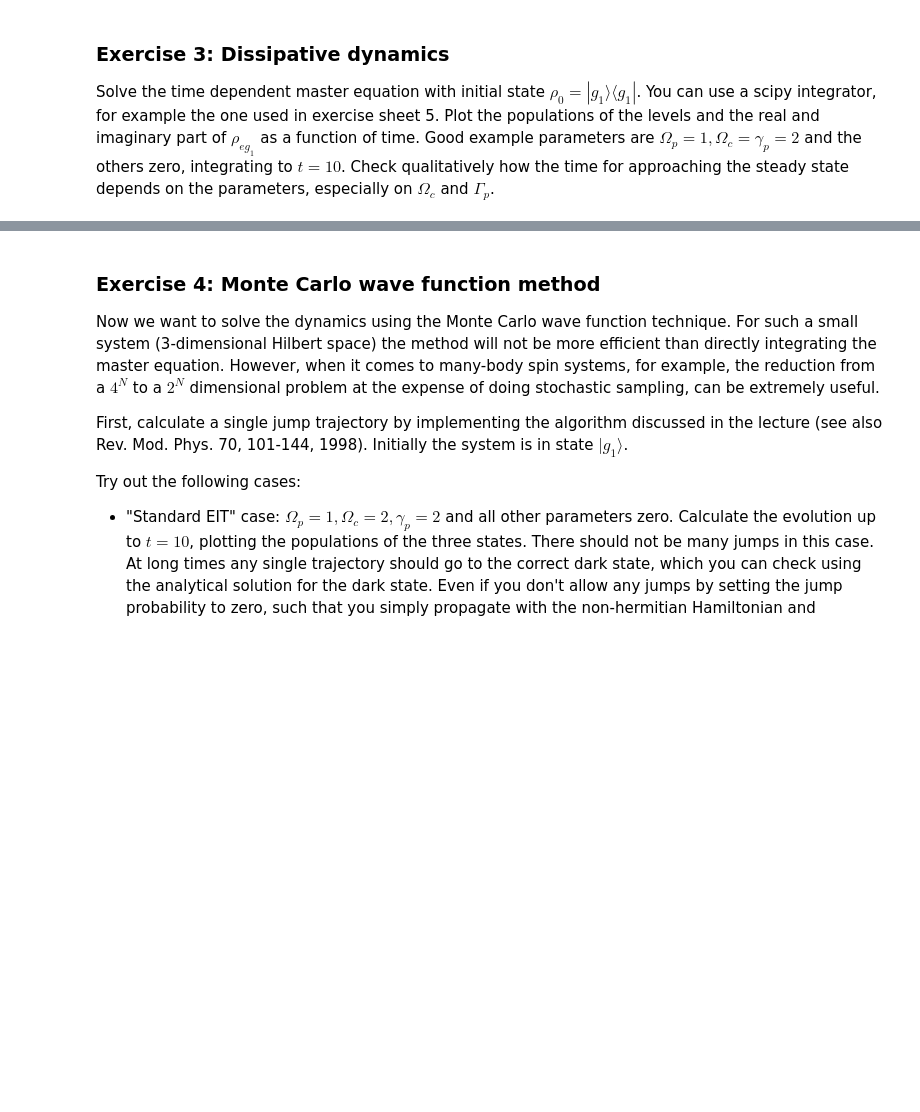
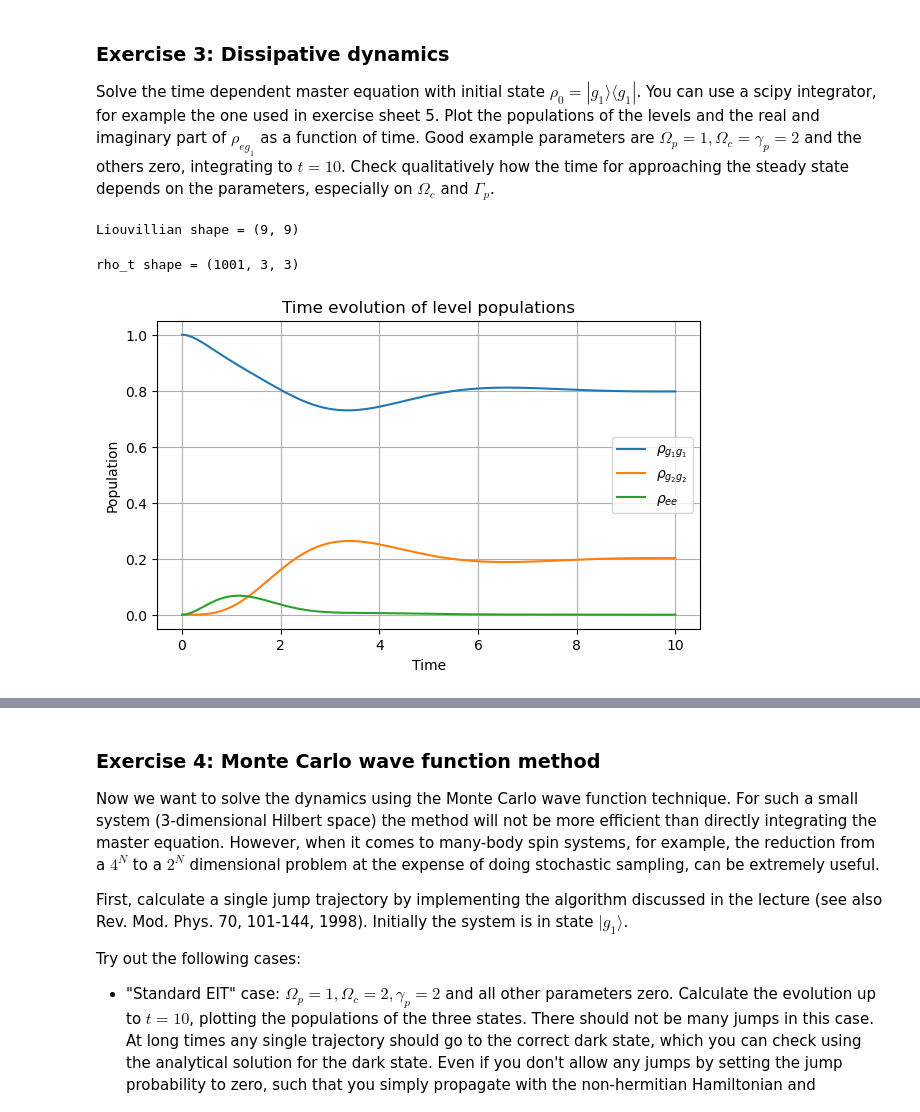
Before and after one commit to Abiyzelalem27/CQD_SS26, a Jupyter notebook: Solutions/exercise11_sol.ipynb, the cells around one changed output, grey strips where cells are left out. Drawn from its saved outputs; the diff is of its cells as text; code cells hidden in the pictures; blank space fills up the shorter version.

```diff
--- a/Solutions/exercise11_sol.ipynb
+++ b/Solutions/exercise11_sol.ipynb
@@ -408,3 +408,69 @@ Therefore, the **EIT dip** becomes weaker and eventually disappears as $\gamma_g
 ### Exercise 3: Dissipative dynamics
 
 Solve the time dependent master equation with initial state $\rho_0 = |g_1\rangle \langle g_1|$. You can use a scipy integrator, for example the one used in exercise sheet 5. Plot the populations of the levels and the real and imaginary part of $\rho_{eg_1}$ as a function of time. Good example parameters are $\Omega_p = 1, \Omega_c = \gamma_p = 2$ and the others zero, integrating to $t=10$. Check qualitatively how the time for approaching the steady state depends on the parameters, especially on $\Omega_c$ and $\Gamma_p$.
+# %%
+Omega_p = 1.0
+Omega_c = 2.0
+
+Delta_p = 0.0
+Delta_c = 0.0
+
+gamma_p = 2.0
+gamma_c = 0.0
+gamma_g = 0.0
+
+
+# Build Hamiltonian
+H = cqd.utility.lambda_hamiltonian(1, 2, 0, 0)
+
+# jump operators
+jumps = cqd.operators.lambda_jump_operators(2, 0,0)
+
+# Liouvillian
+L = cqd.operators.build_liouvillian(H, jumps)
+print("Liouvillian shape =", L.shape)
+# %% [output]
+Liouvillian shape = (9, 9)
+# %%
+# Initial state (rho0) = |g1><g1|
+
+
+rho0 = np.array([
+    [1, 0, 0],
+    [0, 0, 0],
+    [0, 0, 0]
+], dtype=complex)
+
+# Time grid
+t_eval = np.linspace(0, 10, 1001)
+
+# Solve time-dependent master equation
+t_vals, rho_t = cqd.utility.evolve_master_equation(L, rho0, t_eval)
+print("rho_t shape =", rho_t.shape)
+# %% [output]
+rho_t shape = (1001, 3, 3)
+# %%
+# Extract populations
+
+pop_g1 = rho_t[:, 0, 0].real
+pop_g2 = rho_t[:, 1, 1].real
+pop_e  = rho_t[:, 2, 2].real
+
+rho_eg1 = rho_t[:, 2, 0]
+# %%
+#Plot populations
+
+plt.figure(figsize=(7, 4))
+
+plt.plot(t_vals, pop_g1, label=r"$\rho_{g_1g_1}$")
+plt.plot(t_vals, pop_g2, label=r"$\rho_{g_2g_2}$")
+plt.plot(t_vals, pop_e, label=r"$\rho_{ee}$")
+
+plt.xlabel("Time")
+plt.ylabel("Population")
+plt.title("Time evolution of level populations")
+plt.legend()
+plt.grid(True)
+plt.show()
+# %% [output]
+[figure, added]
```
Also changed, not shown: parts of 19 cells of this notebook, 1 other file.
